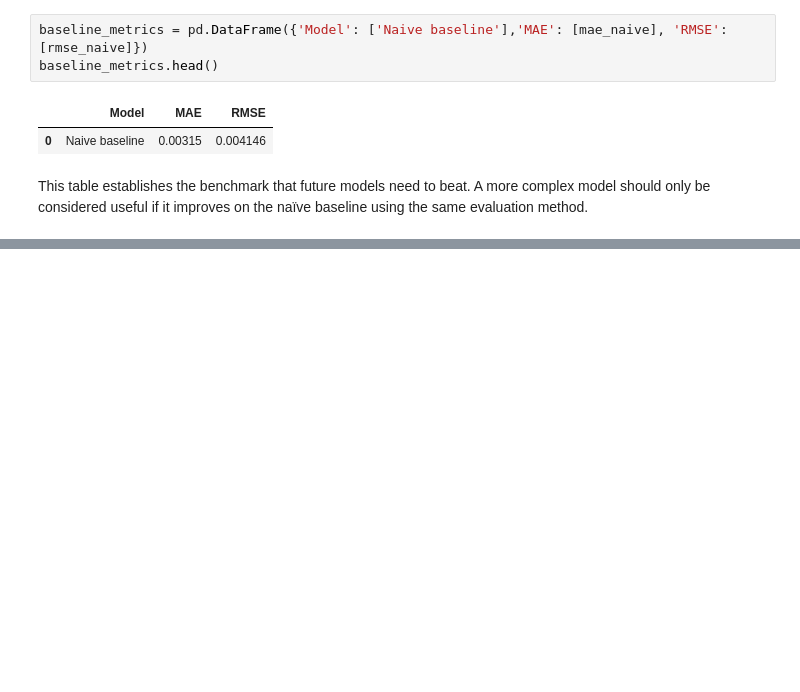
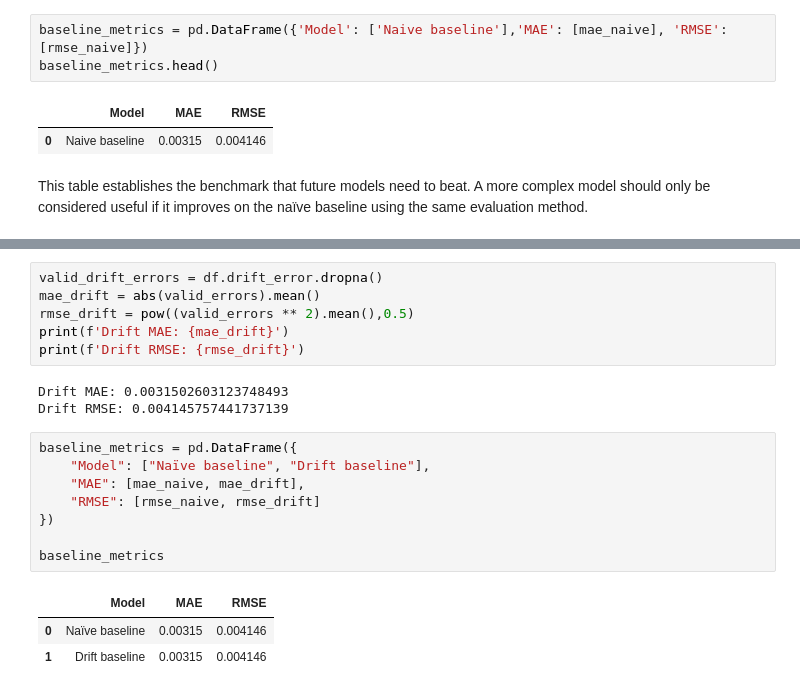
Before and after one commit to MasonW216/NZD-USD-Exchange-Rate-Forecaster, a Jupyter notebook: 02_baseline_forecasting.ipynb, the cells around one changed output, grey strips where cells are left out. Cells and saved outputs as stored; diff of their text form; blank space fills up the shorter version.

```diff
--- a/02_baseline_forecasting.ipynb
+++ b/02_baseline_forecasting.ipynb
@@ -185,0 +225,21 @@ This table establishes the benchmark that future models need to beat. A more com
+# %%
+valid_drift_errors = df.drift_error.dropna()
+mae_drift = abs(valid_errors).mean()
+rmse_drift = pow((valid_errors ** 2).mean(),0.5)
+print(f'Drift MAE: {mae_drift}')
+print(f'Drift RMSE: {rmse_drift}')
+# %% [output]
+Drift MAE: 0.0031502603123748493
+Drift RMSE: 0.004145757441737139
+# %%
+baseline_metrics = pd.DataFrame({
+    "Model": ["Naïve baseline", "Drift baseline"],
+    "MAE": [mae_naive, mae_drift],
+    "RMSE": [rmse_naive, rmse_drift]
+})
+
+baseline_metrics
+# %% [output]
+|  | Model | MAE | RMSE |
+| 0 | Naïve baseline | 0.00315 | 0.004146 |
+| 1 | Drift baseline | 0.00315 | 0.004146 |
```
Also changed, not shown: parts of 12 cells of this notebook.
